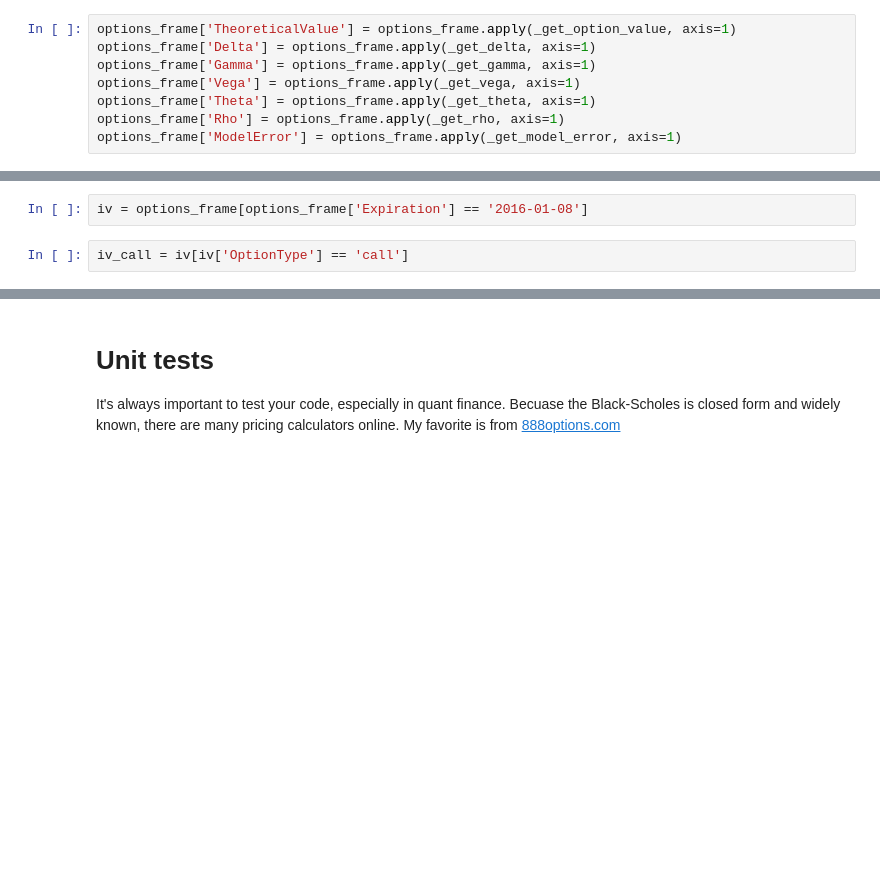
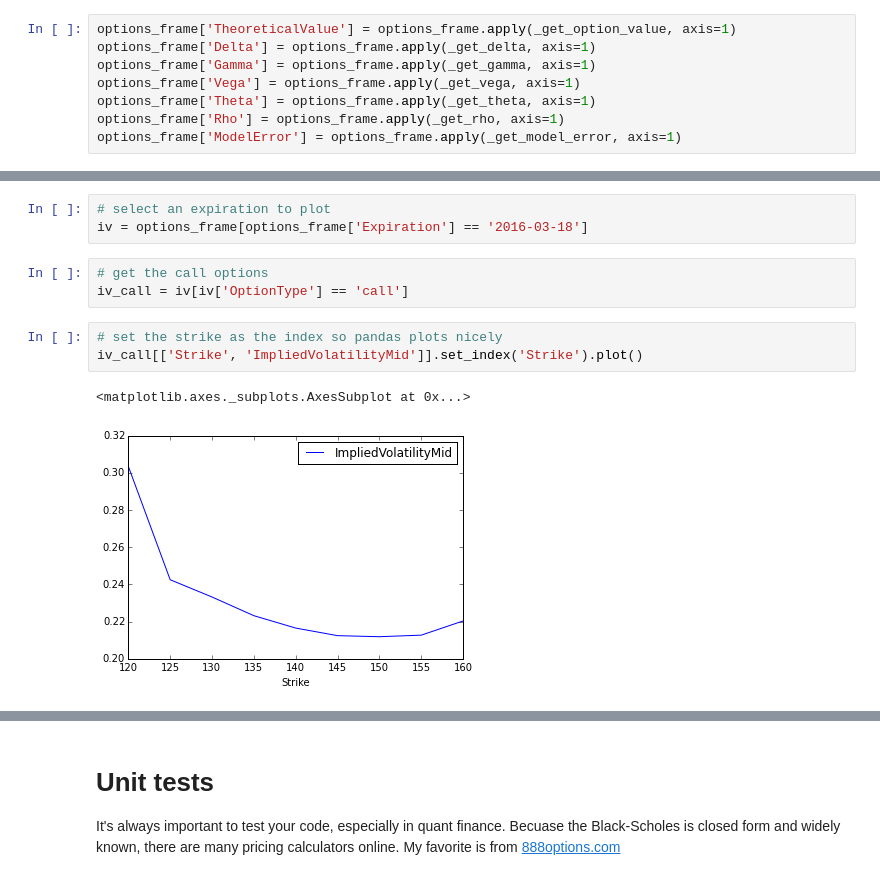
Before and after one commit to pydatasg/PyData-Meetup, a Jupyter notebook: Equity Option Implied Volatility Analytics with Python.ipynb, the cells around one changed output, grey strips where cells are left out. Drawn from its saved outputs; the diff is of its cells as text; blank space fills up the shorter version.

```diff
--- a/Equity Option Implied Volatility Analytics with Python.ipynb
+++ b/Equity Option Implied Volatility Analytics with Python.ipynb
@@ -999,5 +1002,13 @@ options_frame['ModelError'].hist()
-# %%
-iv = options_frame[options_frame['Expiration'] == '2016-01-08']
+# %%
+# select an expiration to plot
+iv = options_frame[options_frame['Expiration'] == '2016-03-18']
 # %%
+# get the call options
 iv_call = iv[iv['OptionType'] == 'call']
+# %%
+# set the strike as the index so pandas plots nicely
+iv_call[['Strike', 'ImpliedVolatilityMid']].set_index('Strike').plot()
+# %% [output]
+<matplotlib.axes._subplots.AxesSubplot at 0x...>
+[figure, added]
 # %%
```
Also changed, not shown: parts of 14 cells of this notebook, 1 other file.
